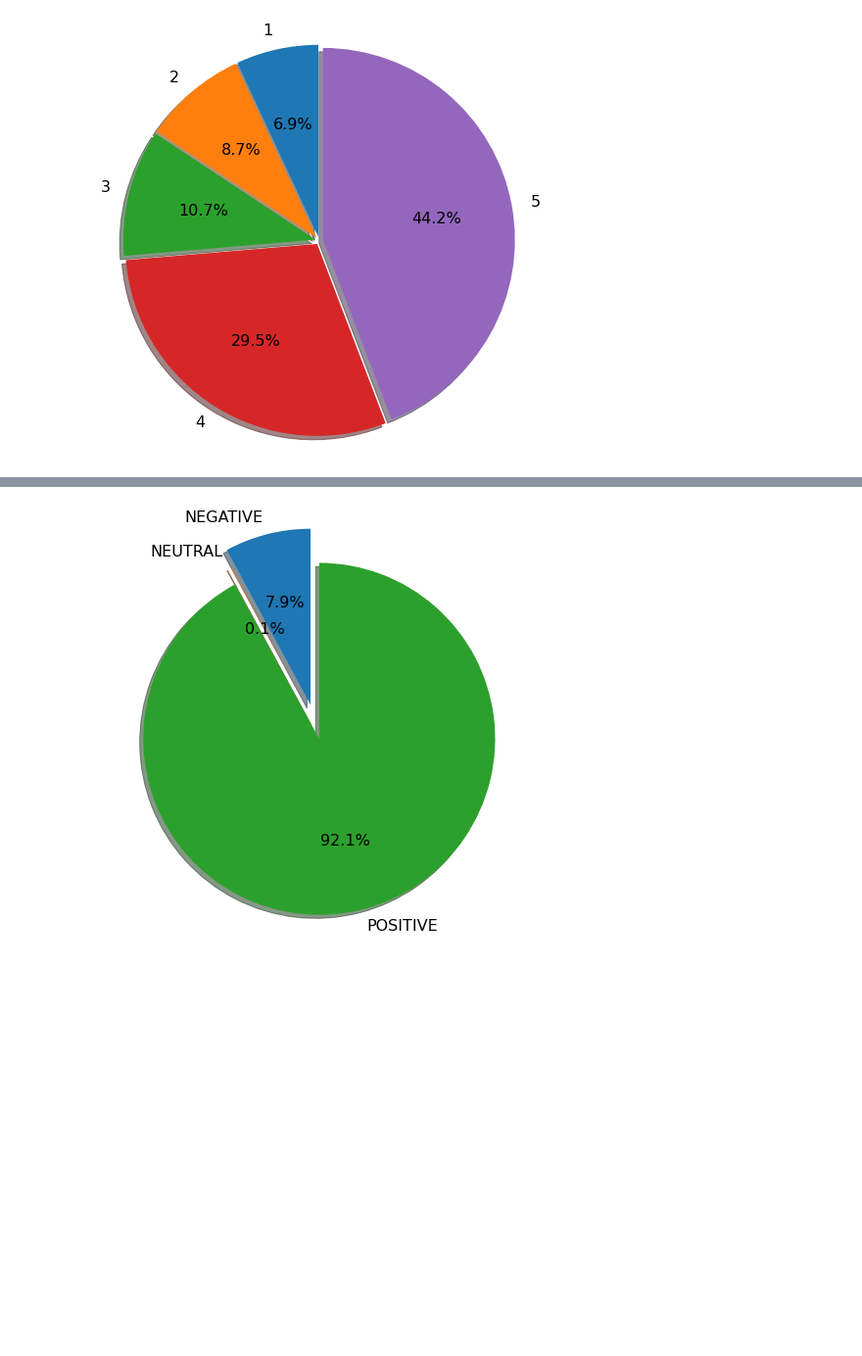
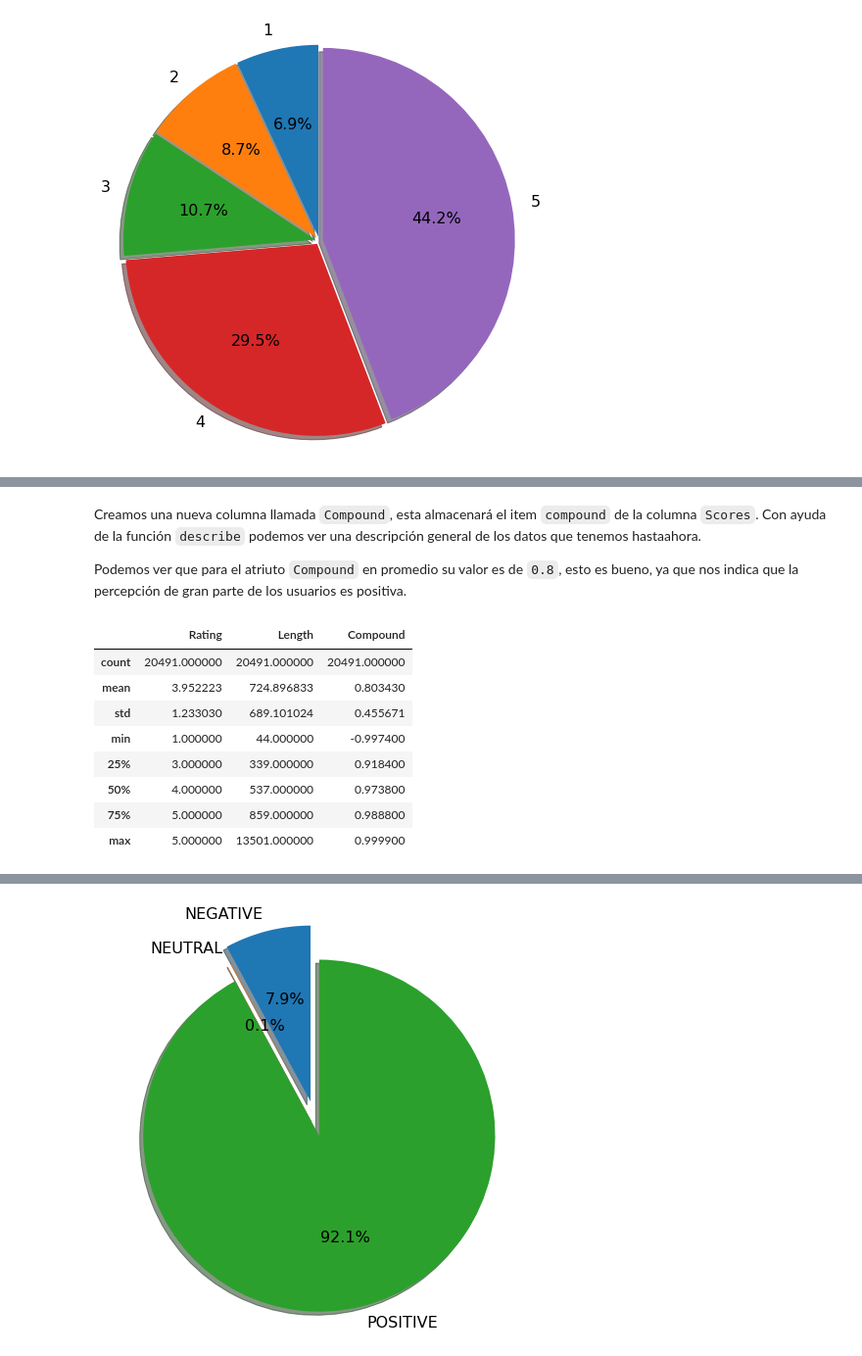
Before and after one commit to UN-things/IS-project, a Jupyter notebook: IS_code.ipynb, the cells around one changed output, grey strips where cells are left out. Shown: that part at 98% size. Cells and saved outputs as stored; diff of their text form; code cells hidden in the pictures; blank space fills up the shorter version.

```diff
--- a/IS_code.ipynb
+++ b/IS_code.ipynb
@@ -91,0 +159,18 @@ df.head()
+# %% [markdown]
+Creamos una nueva columna llamada `Compound`, esta almacenará el item `compound` de la columna `Scores`.
+Con ayuda de la función `describe` podemos ver una descripción general de los datos que tenemos hastaahora.
+
+Podemos ver que para el atriuto `Compound` en promedio su valor es de `0.8`, esto es bueno, ya que nos indica que la percepción de gran parte de los usuarios es positiva.
+# %%
+df['Compound'] = df['Scores'].apply(lambda score_dict: score_dict['compound'])
+df.describe()
+# %% [output]
+|  | Rating | Length | Compound |
+| count | 20491.000000 | 20491.000000 | 20491.000000 |
+| mean | 3.952223 | 724.896833 | 0.803430 |
+| std | 1.233030 | 689.101024 | 0.455671 |
+| min | 1.000000 | 44.000000 | -0.997400 |
+| 25% | 3.000000 | 339.000000 | 0.918400 |
+| 50% | 4.000000 | 537.000000 | 0.973800 |
+| 75% | 5.000000 | 859.000000 | 0.988800 |
+| max | 5.000000 | 13501.000000 | 0.999900 |
```
Also changed, not shown: parts of 19 cells of this notebook.
